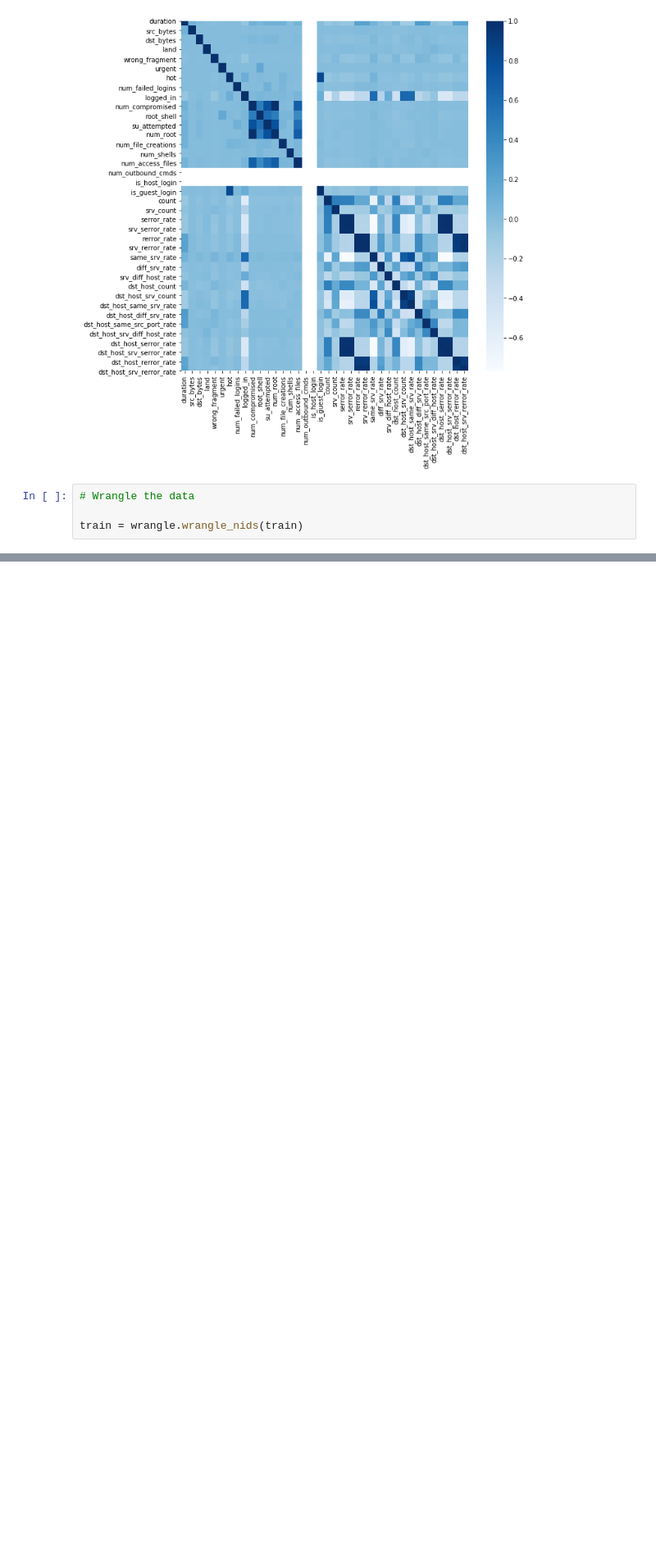
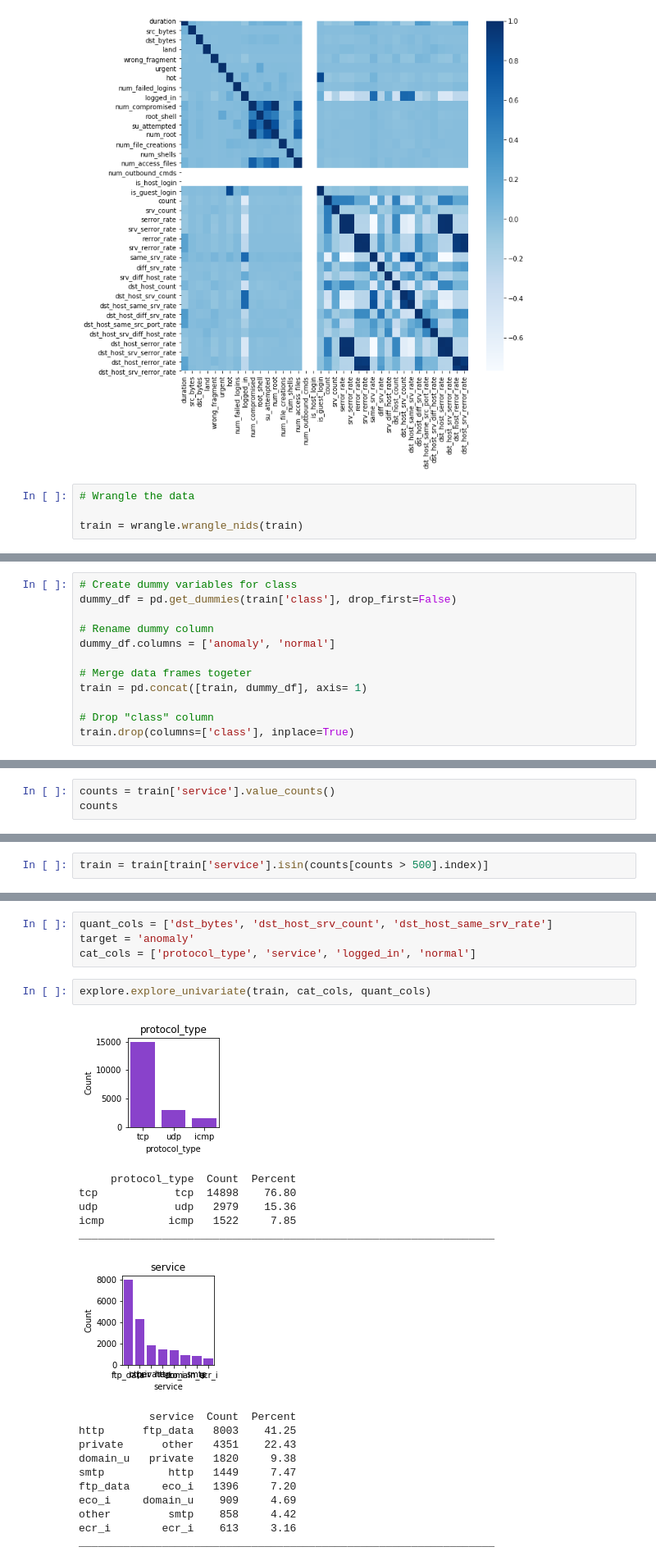
Before and after one commit to QuantumKane/network_intrusion_detection, a Jupyter notebook: exploration.ipynb, the cells around one changed output, grey strips where cells are left out. Shown at 82% size. Cells and saved outputs as stored; diff of their text form; blank space fills up the shorter version.

```diff
--- a/exploration.ipynb
+++ b/exploration.ipynb
@@ -159,0 +192,12 @@ df_train.head()
+# %%
+# Create dummy variables for class
+dummy_df = pd.get_dummies(train['class'], drop_first=False)
+
+# Rename dummy column
+dummy_df.columns = ['anomaly', 'normal']
+
+# Merge data frames togeter
+train = pd.concat([train, dummy_df], axis= 1)
+
+# Drop "class" column
+train.drop(columns=['class'], inplace=True)
@@ -159,0 +224,3 @@ df_train.head()
+# %%
+counts = train['service'].value_counts()
+counts
@@ -159,0 +240,2 @@ df_train.head()
+# %%
+train = train[train['service'].isin(counts[counts > 500].index)]
@@ -159,0 +244,24 @@ df_train.head()
+# %%
+quant_cols = ['dst_bytes', 'dst_host_srv_count', 'dst_host_same_srv_rate']
+target = 'anomaly'
+cat_cols = ['protocol_type', 'service', 'logged_in', 'normal']
+# %%
+explore.explore_univariate(train, cat_cols, quant_cols)
+# %% [output]
+[figure, added]
+     protocol_type  Count  Percent
+tcp            tcp  14898    76.80
+udp            udp   2979    15.36
+icmp          icmp   1522     7.85
+_________________________________________________________________
+[figure, added]
+           service  Count  Percent
+http      ftp_data   8003    41.25
+private      other   4351    22.43
+domain_u   private   1820     9.38
+smtp          http   1449     7.47
+ftp_data     eco_i   1396     7.20
+eco_i     domain_u    909     4.69
+other         smtp    858     4.42
+ecr_i        ecr_i    613     3.16
+_________________________________________________________________
```
Also changed, not shown: parts of 22 cells of this notebook.
